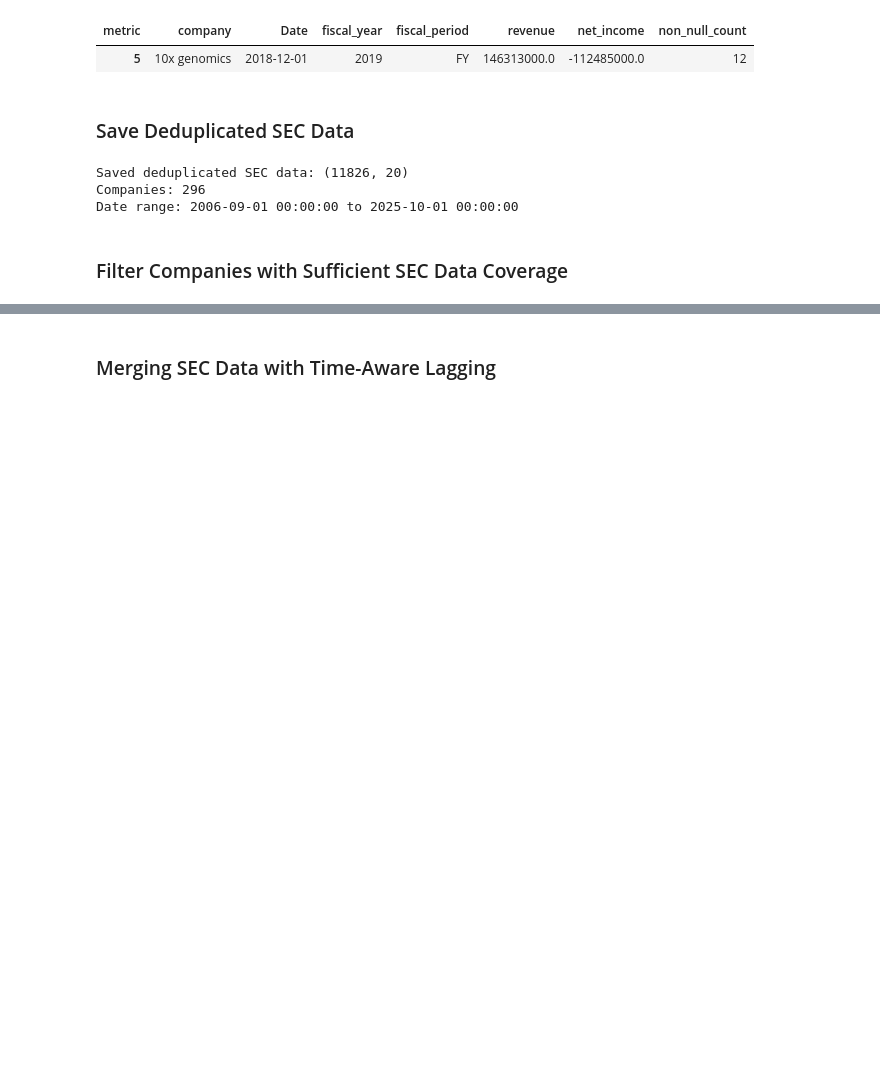
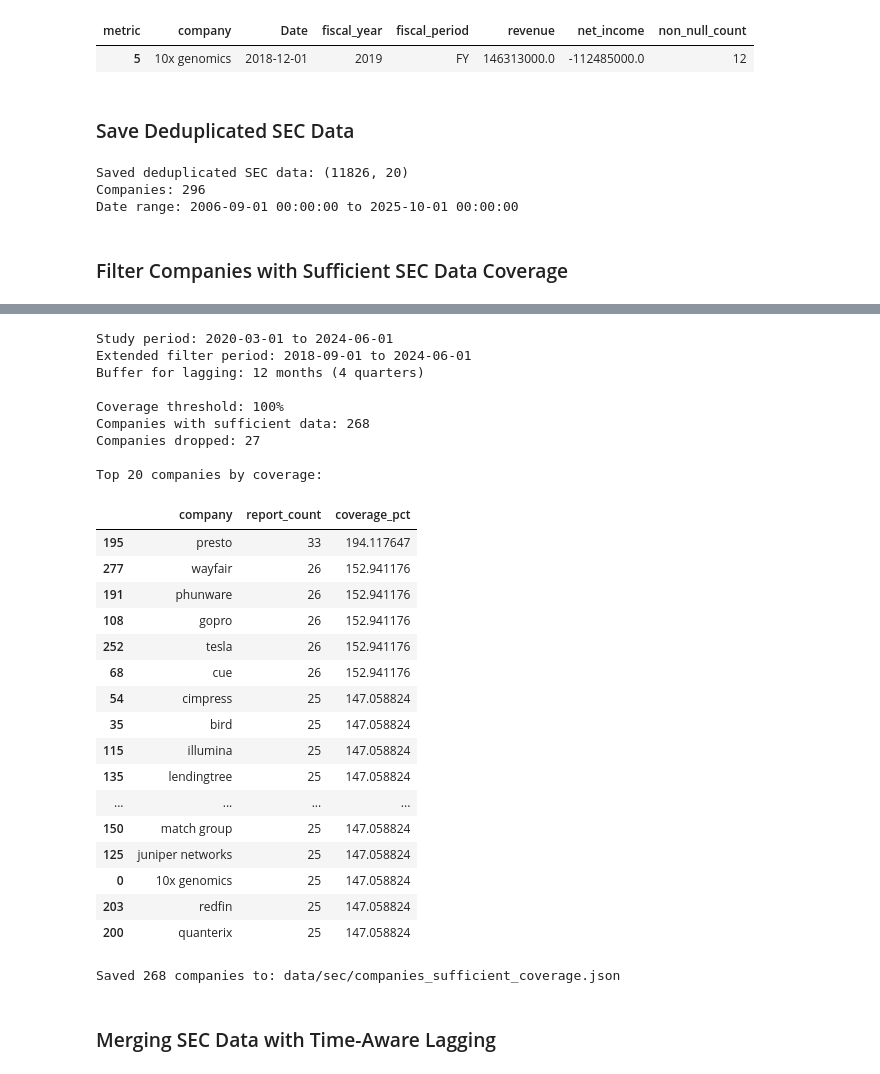
Before and after one commit to lixiaohua-neu/companies-layoff-prediction, a Jupyter notebook: layoff_data_collection.ipynb, the cells around one changed output, grey strips where cells are left out. Saved outputs shown, nothing was run; the diff lists cells and outputs as text; code cells hidden in the pictures; blank space fills up the shorter version.

```diff
--- a/layoff_data_collection.ipynb
+++ b/layoff_data_collection.ipynb
@@ -1294,2 +1217,70 @@ Saved 288 companies to: data/sec/companies_sufficient_coverage.json
+# %%
+import json
+
+df_sec_dedup = pd.read_csv('data/sec/sec_dedup.csv')
+df_sec_dedup['Date'] = pd.to_datetime(df_sec_dedup['Date'])
+
+study_start = pd.to_datetime('2020-03-01')
+study_end = pd.to_datetime('2024-06-01')
+
+filter_start = study_start - pd.DateOffset(months=18)
+filter_end = study_end
+
+df_sec_extended = df_sec_dedup[(df_sec_dedup['Date'] >= filter_start) & (df_sec_dedup['Date'] <= filter_end)]
+
+print(f"Study period: {study_start.date()} to {study_end.date()}")
+print(f"Extended filter period: {filter_start.date()} to {filter_end.date()}")
+print(f"Buffer for lagging: 12 months (4 quarters)")
+
+months_in_study = (study_end.year - study_start.year) * 12 + (study_end.month - study_start.month)
+expected_quarters = months_in_study / 3
+
+company_report_counts = df_sec_extended.groupby('company').size().reset_index(name='report_count')
+company_report_counts['coverage_pct'] = (company_report_counts['report_count'] / expected_quarters) * 100
+
+threshold_pct = 100
+companies_sufficient_data = company_report_counts[company_report_counts['coverage_pct'] >= threshold_pct]
+
+print(f"\nCoverage threshold: {threshold_pct}%")
+print(f"Companies with sufficient data: {len(companies_sufficient_data)}")
+print(f"Companies dropped: {len(company_report_counts) - len(companies_sufficient_data)}")
+
+print(f"\nTop 20 companies by coverage:")
+display(companies_sufficient_data.sort_values('coverage_pct', ascending=False)[['company', 'report_count', 'coverage_pct']].head(20))
+
+companies_to_keep = companies_sufficient_data['company'].tolist()
+
+with open('data/sec/companies_sufficient_coverage.json', 'w') as f:
+    json.dump(companies_to_keep, f, indent=2)
+
+print(f"\nSaved {len(companies_to_keep)} companies to: data/sec/companies_sufficient_coverage.json")
+# %% [output]
+Study period: 2020-03-01 to 2024-06-01
+Extended filter period: 2018-09-01 to 2024-06-01
+Buffer for lagging: 12 months (4 quarters)
+
+Coverage threshold: 100%
+Companies with sufficient data: 268
+Companies dropped: 27
+
+Top 20 companies by coverage:
+|  | company | report_count | coverage_pct |
+| 195 | presto | 33 | 194.117647 |
+| 277 | wayfair | 26 | 152.941176 |
+| 191 | phunware | 26 | 152.941176 |
+| 108 | gopro | 26 | 152.941176 |
+| 252 | tesla | 26 | 152.941176 |
+| 68 | cue | 26 | 152.941176 |
+| 54 | cimpress | 25 | 147.058824 |
+| 35 | bird | 25 | 147.058824 |
+| 115 | illumina | 25 | 147.058824 |
+| 135 | lendingtree | 25 | 147.058824 |
+| ... | ... | ... | ... |
+| 150 | match group | 25 | 147.058824 |
+| 125 | juniper networks | 25 | 147.058824 |
+| 0 | 10x genomics | 25 | 147.058824 |
+| 203 | redfin | 25 | 147.058824 |
+| 200 | quanterix | 25 | 147.058824 |
+Saved 268 companies to: data/sec/companies_sufficient_coverage.json
 # %% [markdown]
 ### Merging SEC Data with Time-Aware Lagging
```
Also changed, not shown: parts of 11 cells of this notebook, 7 other files.
